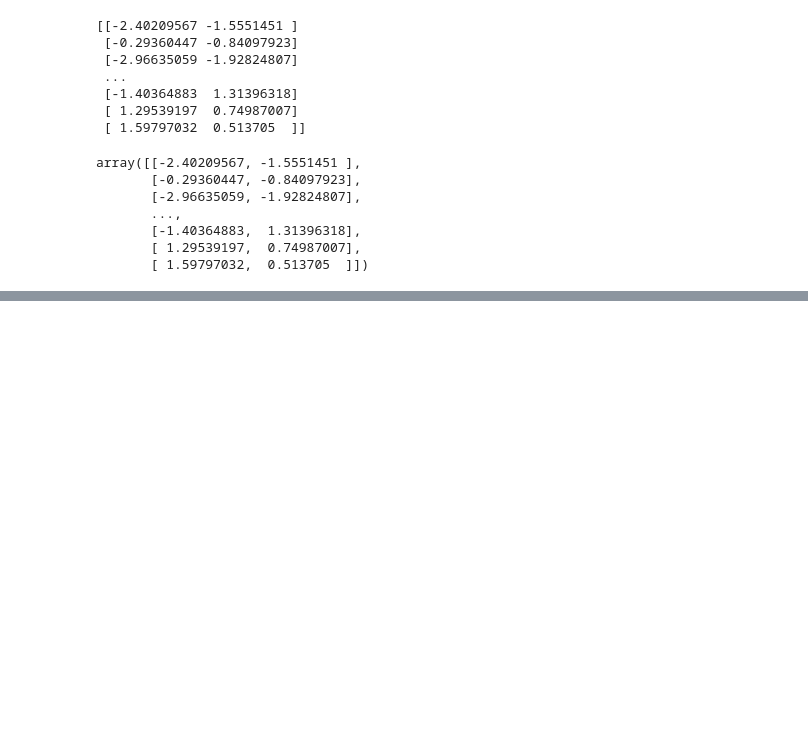
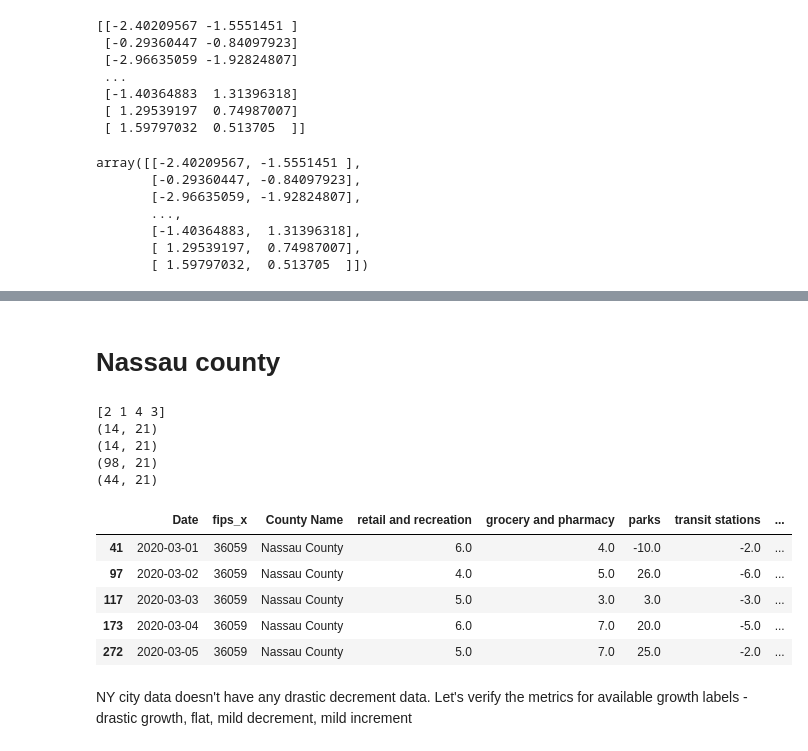
Before and after one commit to jeyasri-s2/meansquares, a Jupyter notebook: NY_FeatureRanking.ipynb, the cells around one changed output, grey strips where cells are left out. Saved outputs shown, nothing was run; the diff lists cells and outputs as text; code cells hidden in the pictures; blank space fills up the shorter version.

```diff
--- a/NY_FeatureRanking.ipynb
+++ b/NY_FeatureRanking.ipynb
@@ -354,0 +428,37 @@ array([[-2.40209567, -1.5551451 ],
+# %% [markdown]
+# Nassau county
+# %%
+feature_labels = ['retail and recreation','grocery and pharmacy','parks','transit stations','workplaces','residential','driving','m50','m50_index',
+               'population_density','mask_rule_active']
+
+target_column = ['label_code']
+
+print(Nassau_county_data['growth_code'].unique())
+
+Nassau_county_data_growth1 = Nassau_county_data[Nassau_county_data['growth_code'] == 1]
+Nassau_county_data_growth2 = Nassau_county_data[Nassau_county_data['growth_code'] == 2]
+Nassau_county_data_growth3 = Nassau_county_data[Nassau_county_data['growth_code'] == 3]
+Nassau_county_data_growth4 = Nassau_county_data[Nassau_county_data['growth_code'] == 4]
+
+print(Nassau_county_data_growth1.shape)
+print(Nassau_county_data_growth2.shape)
+print(Nassau_county_data_growth3.shape)
+
+print(Nassau_county_data_growth4.shape)
+# %% [output]
+[2 1 4 3]
+(14, 21)
+(14, 21)
+(98, 21)
+(44, 21)
+# %%
+Nassau_county_data.head()
+# %% [output]
+|  | Date | fips_x | County Name | retail and recreation | grocery and pharmacy | parks | transit stations | ... |
+| 41 | 2020-03-01 | 36059 | Nassau County | 6.0 | 4.0 | -10.0 | -2.0 | ... |
+| 97 | 2020-03-02 | 36059 | Nassau County | 4.0 | 5.0 | 26.0 | -6.0 | ... |
+| 117 | 2020-03-03 | 36059 | Nassau County | 5.0 | 3.0 | 3.0 | -3.0 | ... |
+| 173 | 2020-03-04 | 36059 | Nassau County | 6.0 | 7.0 | 20.0 | -5.0 | ... |
+| 272 | 2020-03-05 | 36059 | Nassau County | 5.0 | 7.0 | 25.0 | -2.0 | ... |
+# %% [markdown]
+NY city data doesn't have any drastic decrement data. Let's verify the metrics for available growth labels - drastic growth, flat, mild decrement, mild increment
```
Also changed, not shown: parts of 31 cells of this notebook.
